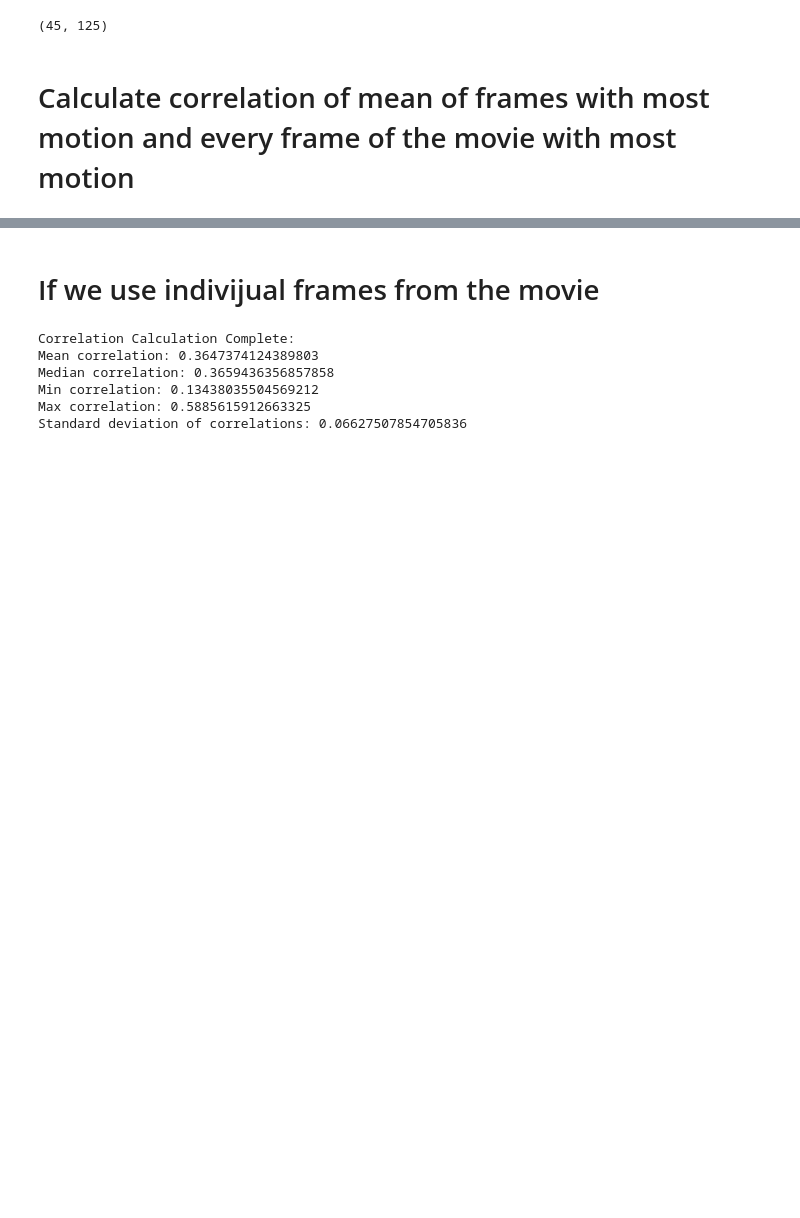
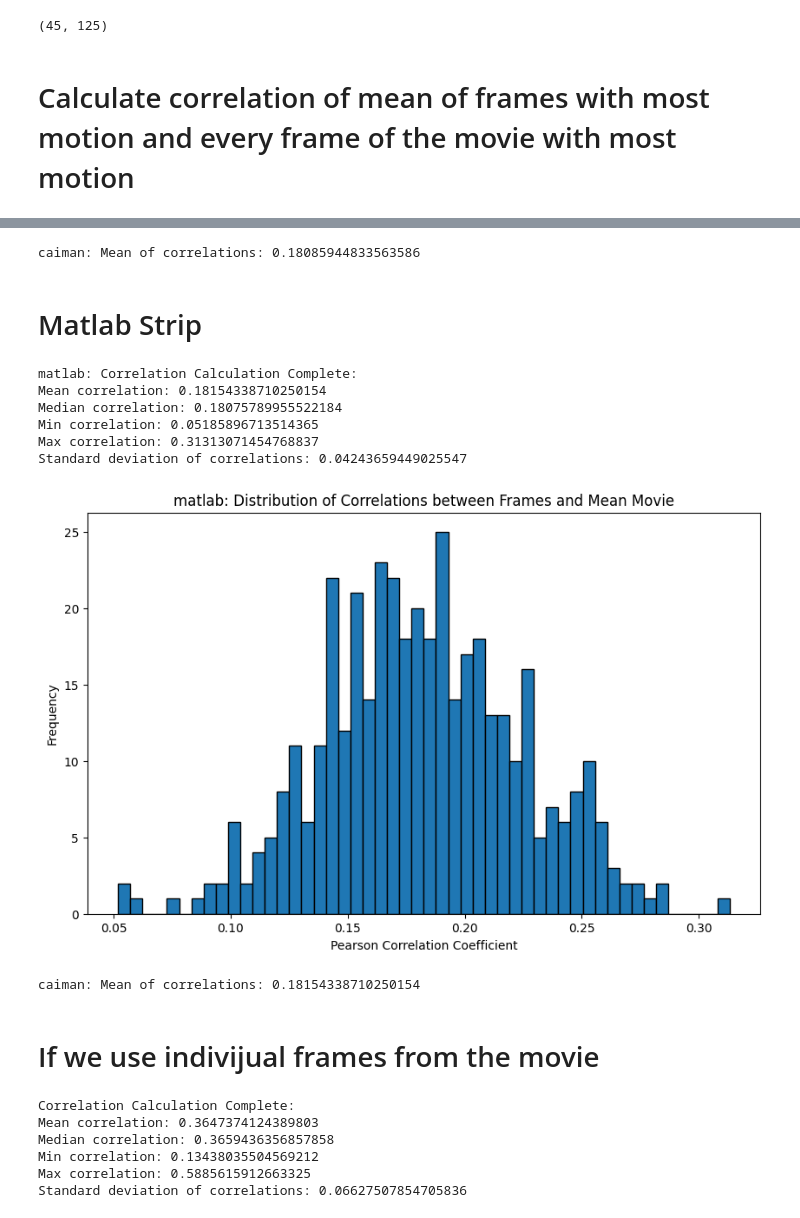
Before and after one commit to AllenNeuralDynamics/iGluSnFR-In-Vivo-MC-Evaluation, a Jupyter notebook: code/test.ipynb, the cells around one changed output, grey strips where cells are left out. Drawn from its saved outputs; the diff is of its cells as text; code cells hidden in the pictures; blank space fills up the shorter version.

```diff
--- a/code/test.ipynb
+++ b/code/test.ipynb
@@ -248,3 +313,56 @@ Mean of correlations: 0.14882632930930448
+# %%
+print('caiman: Mean of correlations:', np.mean(correlations_caiman))
+# %% [output]
+caiman: Mean of correlations: 0.18085944833563586
+# %% [markdown]
+# Matlab Strip
+# %%
+from scipy.stats import pearsonr
+
+movie_top_motion_matlab = np.nan_to_num(movie_top_motion_matlab, nan=0.0)
+movie_mean_matlab = np.nanmean(movie_matlab, axis=0)
+movie_mean_matlab = np.nan_to_num(movie_mean_matlab, nan=0.0)
+
+# Flatten the mean movie for correlation calculation
+mean_movie_flat_matlab = movie_mean_matlab.flatten()
+
+# Initialize an array to store correlations
+correlations_matlab = np.zeros(movie_top_motion_matlab.shape[0])
+
+# Calculate correlation for each frame
+for i in range(movie_top_motion_matlab.shape[0]):
+    frame_flat_matlab= movie_top_motion_matlab[i].flatten()  # Flatten the current frame
+    correlations_matlab[i], _ = pearsonr(frame_flat_matlab, mean_movie_flat_matlab)  # Pearson correlation
+
+# Output basic statistics of correlations
+print("matlab: Correlation Calculation Complete:")
+print("Mean correlation:", np.mean(correlations_matlab))
+print("Median correlation:", np.median(correlations_matlab))
+print("Min correlation:", np.min(correlations_matlab))
+print("Max correlation:", np.max(correlations_matlab))
+print("Standard deviation of correlations:", np.std(correlations_matlab))
+
+# Optional: Visualize correlation distribution
+import matplotlib.pyplot as plt
+
+plt.figure(figsize=(10, 6))
+plt.hist(correlations_matlab, bins=50, edgecolor='black')
+plt.title('matlab: Distribution of Correlations between Frames and Mean Movie')
+plt.xlabel('Pearson Correlation Coefficient')
+plt.ylabel('Frequency')
+plt.show()
+# %% [output]
+matlab: Correlation Calculation Complete:
+Mean correlation: 0.18154338710250154
+Median correlation: 0.18075789955522184
+Min correlation: 0.05185896713514365
+Max correlation: 0.31313071454768837
+Standard deviation of correlations: 0.04243659449025547
+[figure, added]
+# %%
+print('caiman: Mean of correlations:', np.mean(correlations_matlab))
+# %% [output]
+caiman: Mean of correlations: 0.18154338710250154
 # %% [markdown]
 # If we use indivijual frames from the movie
 # %%
```
Also changed, not shown: parts of 10 cells of this notebook.
